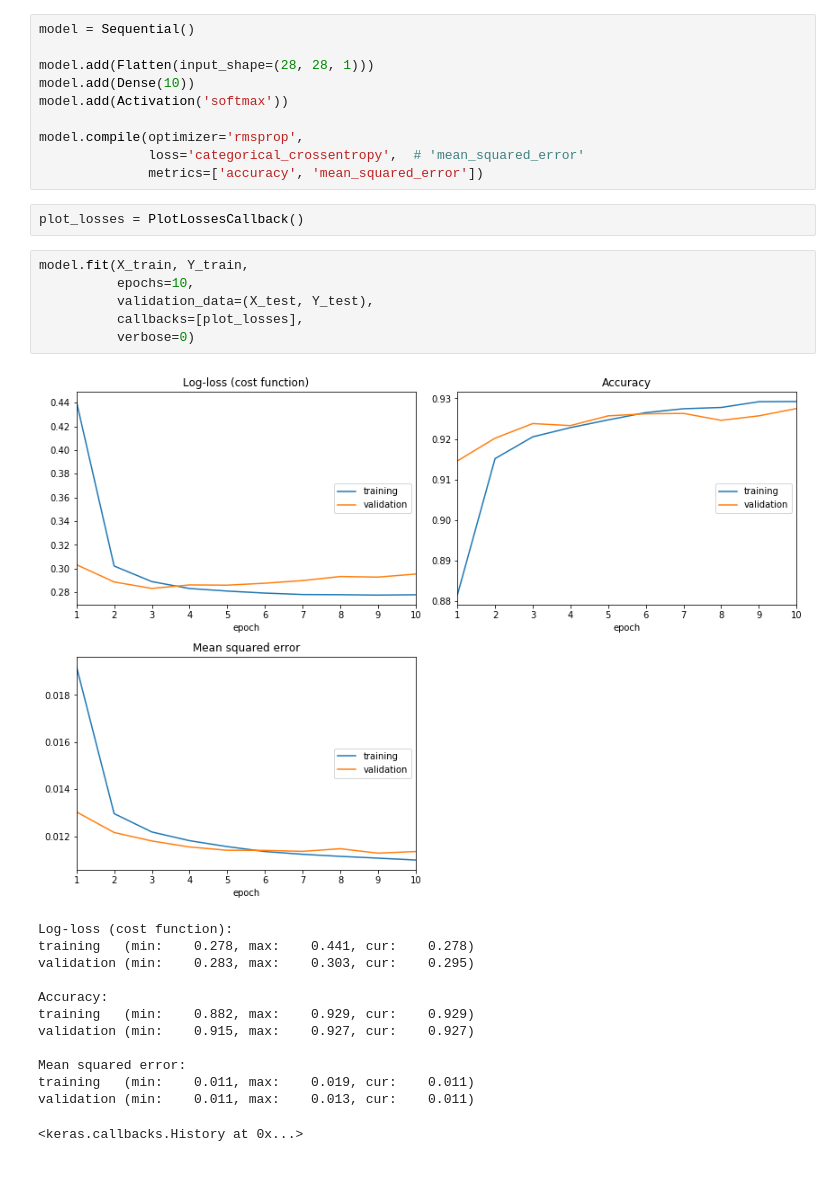
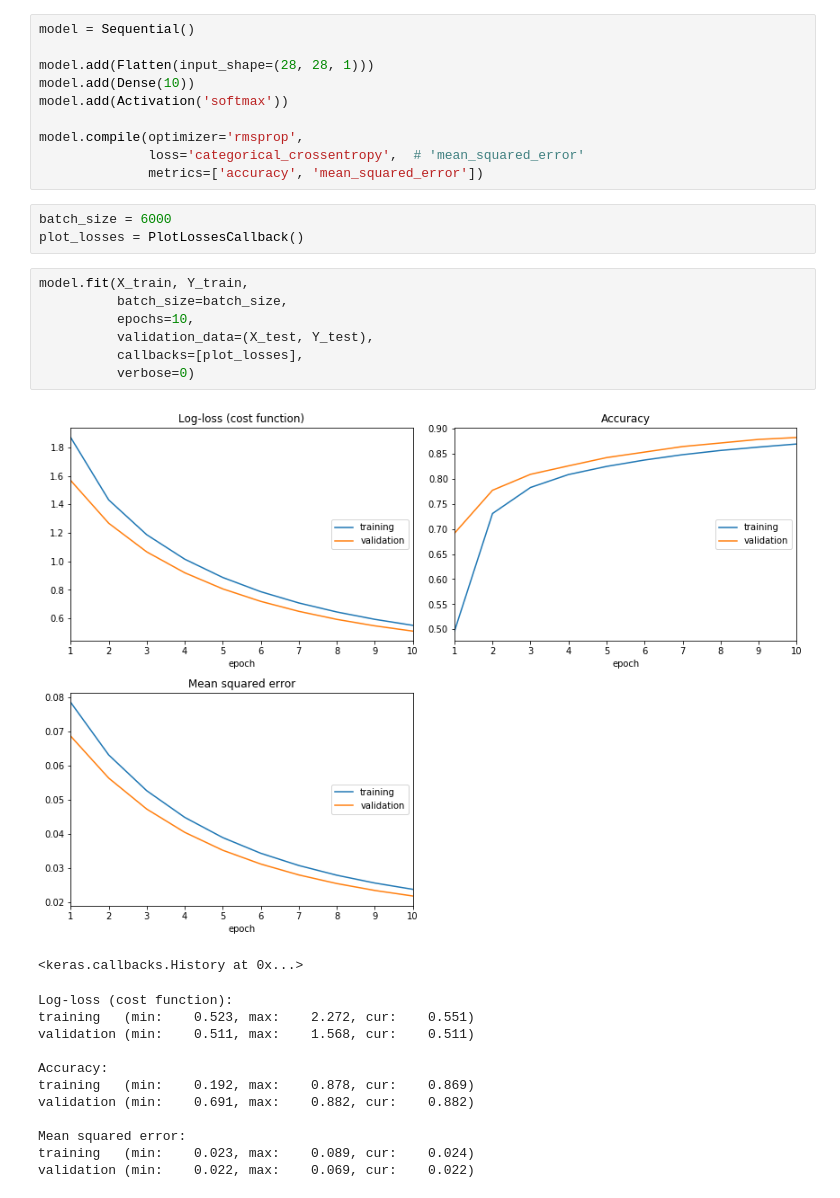
Before and after one commit to stared/livelossplot, a Jupyter notebook: examples/keras.ipynb, the cells around one changed output. Cells and saved outputs as stored; diff of their text form.

```diff
--- a/examples/keras.ipynb
+++ b/examples/keras.ipynb
@@ -32,25 +32,27 @@ model.add(Activation('softmax'))
 model.compile(optimizer='rmsprop',
               loss='categorical_crossentropy',  # 'mean_squared_error'
               metrics=['accuracy', 'mean_squared_error'])
-# %%
-plot_losses = PlotLossesCallback()
+# %%
+batch_size = 6000
+plot_losses = PlotLossesCallback()
 # %%
 model.fit(X_train, Y_train,
+          batch_size=batch_size,
           epochs=10,
           validation_data=(X_test, Y_test),
           callbacks=[plot_losses],
           verbose=0)
 # %% [output]
-[figure, old version]
+[figure, new version]
-Log-loss (cost function):
-training   (min:    0.278, max:    0.441, cur:    0.278)
-validation (min:    0.283, max:    0.303, cur:    0.295)
-
-Accuracy:
-training   (min:    0.882, max:    0.929, cur:    0.929)
-validation (min:    0.915, max:    0.927, cur:    0.927)
-
-Mean squared error:
-training   (min:    0.011, max:    0.019, cur:    0.011)
-validation (min:    0.011, max:    0.013, cur:    0.011)
+<keras.callbacks.History at 0x...>
-<keras.callbacks.History at 0x...>
+Log-loss (cost function):
+training   (min:    0.523, max:    2.272, cur:    0.551)
+validation (min:    0.511, max:    1.568, cur:    0.511)
+
+Accuracy:
+training   (min:    0.192, max:    0.878, cur:    0.869)
+validation (min:    0.691, max:    0.882, cur:    0.882)
+
+Mean squared error:
+training   (min:    0.023, max:    0.089, cur:    0.024)
+validation (min:    0.022, max:    0.069, cur:    0.022)
```
Also changed, not shown: parts of 2 cells of this notebook, 6 other files.
